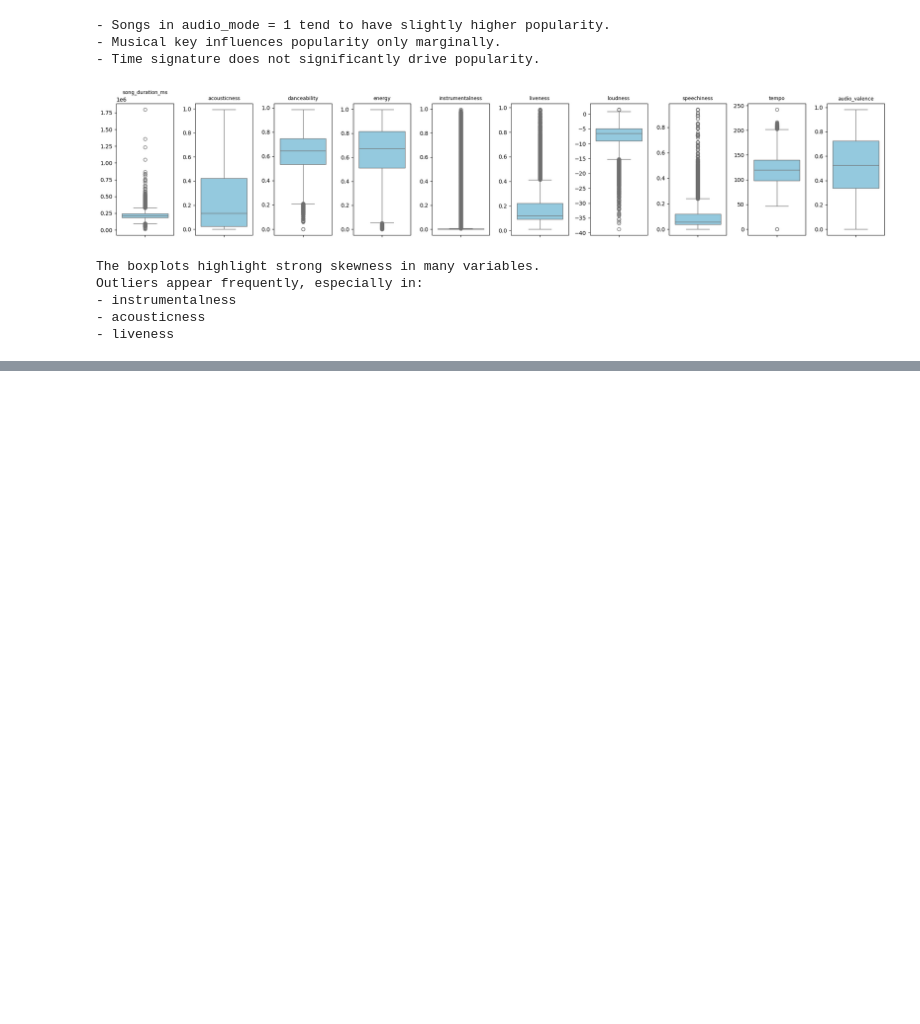
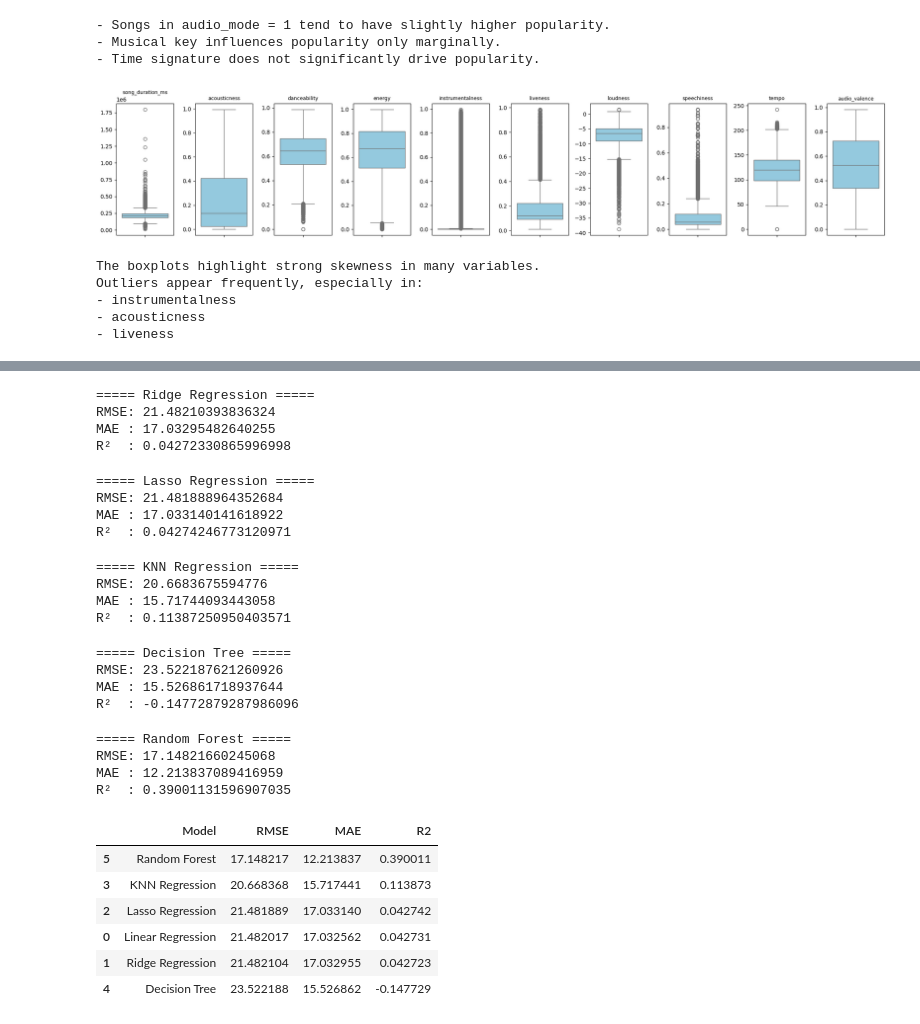
Before and after one commit to theobled/Project-Machine_Learning, a Jupyter notebook: Projet_Machine_Learning.ipynb, the cells around one changed output, grey strips where cells are left out. Saved outputs shown, nothing was run; the diff lists cells and outputs as text; code cells hidden in the pictures; blank space fills up the shorter version.

Commit message:
Pre-Processing et Standard Models

```diff
--- a/Projet_Machine_Learning.ipynb
+++ b/Projet_Machine_Learning.ipynb
@@ -284,0 +395,33 @@ Outliers appear frequently, especially in:
+# %%
+# function to evaluate all models
+def evaluate_model(name, y_true, y_pred):
+    rmse = math.sqrt(mean_squared_error(y_true, y_pred))
+    mae = mean_absolute_error(y_true, y_pred)
+    r2 = r2_score(y_true, y_pred)
+
+    print(f"\n===== {name} =====")
+    print("RMSE:", rmse)
+    print("MAE :", mae)
+    print("R²  :", r2)
+
+    return {
+        "Model": name,
+        "RMSE": rmse,
+        "MAE": mae,
+        "R2": r2
+    }
+
+results = []
+
+# function to train + predict using pipelines
+def run_model(model, name):
+    pipeline = Pipeline(steps=[
+        ('preprocessing', preprocessor),
+        ('regressor', model)
+    ])
+
+    pipeline.fit(X_train, y_train)
+    y_pred = pipeline.predict(X_test)
+
+    res = evaluate_model(name, y_test, y_pred)
+    results.append(res)
@@ -284,0 +435,46 @@ Outliers appear frequently, especially in:
+# %%
+run_model(Ridge(alpha=1.0), "Ridge Regression")
+# %% [output]
+===== Ridge Regression =====
+RMSE: 21.48210393836324
+MAE : 17.03295482640255
+R²  : 0.04272330865996998
+# %%
+run_model(Lasso(alpha=0.001), "Lasso Regression")
+# %% [output]
+===== Lasso Regression =====
+RMSE: 21.481888964352684
+MAE : 17.033140141618922
+R²  : 0.04274246773120971
+# %%
+run_model(KNeighborsRegressor(n_neighbors=5), "KNN Regression")
+# %% [output]
+===== KNN Regression =====
+RMSE: 20.6683675594776
+MAE : 15.71744093443058
+R²  : 0.11387250950403571
+# %%
+run_model(DecisionTreeRegressor(random_state=42), "Decision Tree")
+# %% [output]
+===== Decision Tree =====
+RMSE: 23.522187621260926
+MAE : 15.526861718937644
+R²  : -0.14772879287986096
+# %%
+run_model(RandomForestRegressor(n_estimators=200, random_state=42), "Random Forest")
+# %% [output]
+===== Random Forest =====
+RMSE: 17.14821660245068
+MAE : 12.213837089416959
+R²  : 0.39001131596907035
+# %%
+results_df = pd.DataFrame(results)
+display(results_df.sort_values(by="RMSE"))
+# %% [output]
+|  | Model | RMSE | MAE | R2 |
+| 5 | Random Forest | 17.148217 | 12.213837 | 0.390011 |
+| 3 | KNN Regression | 20.668368 | 15.717441 | 0.113873 |
+| 2 | Lasso Regression | 21.481889 | 17.033140 | 0.042742 |
+| 0 | Linear Regression | 21.482017 | 17.032562 | 0.042731 |
+| 1 | Ridge Regression | 21.482104 | 17.032955 | 0.042723 |
+| 4 | Decision Tree | 23.522188 | 15.526862 | -0.147729 |
```
Also changed, not shown: parts of 11 cells of this notebook, 1 other file.
